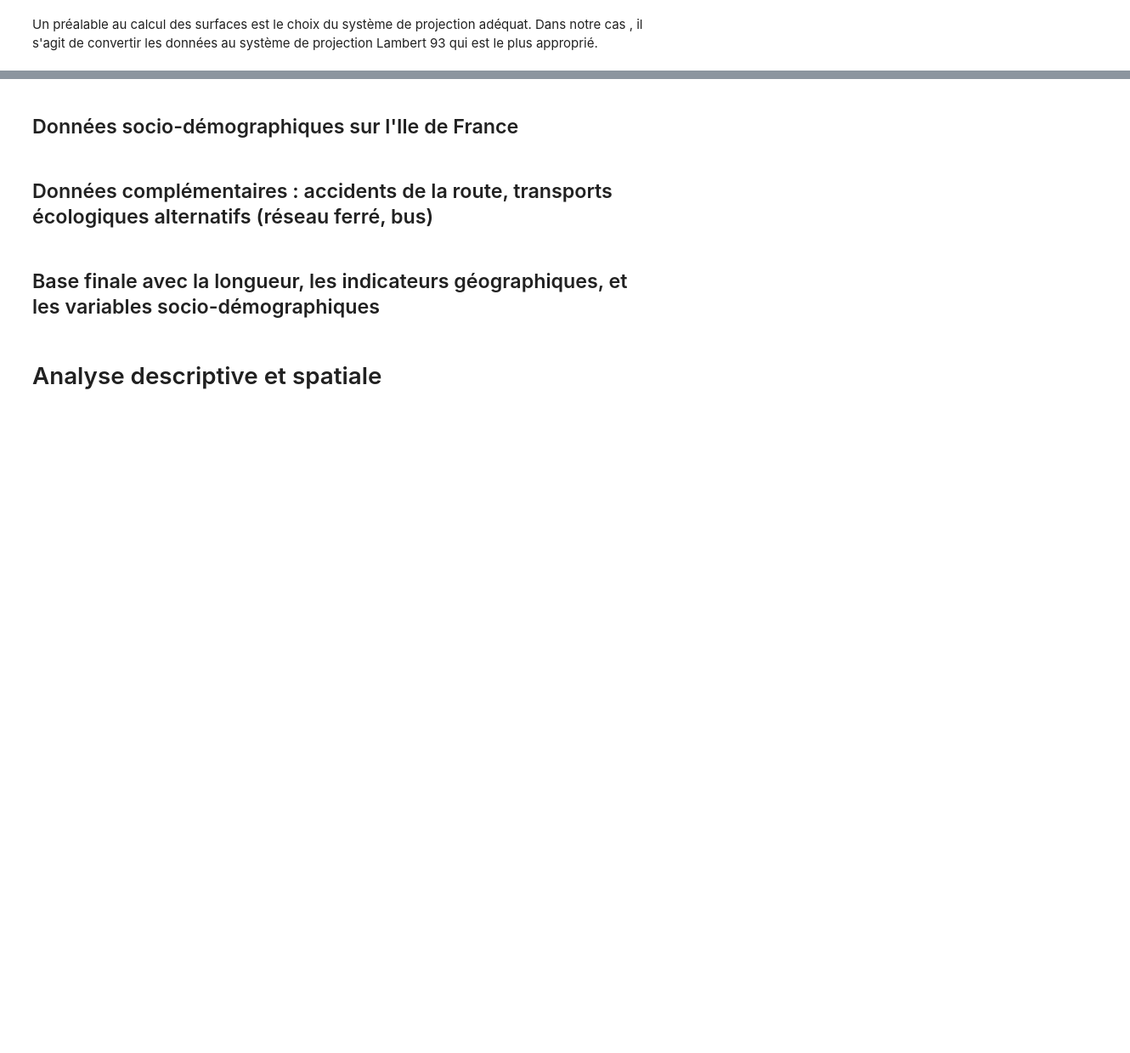
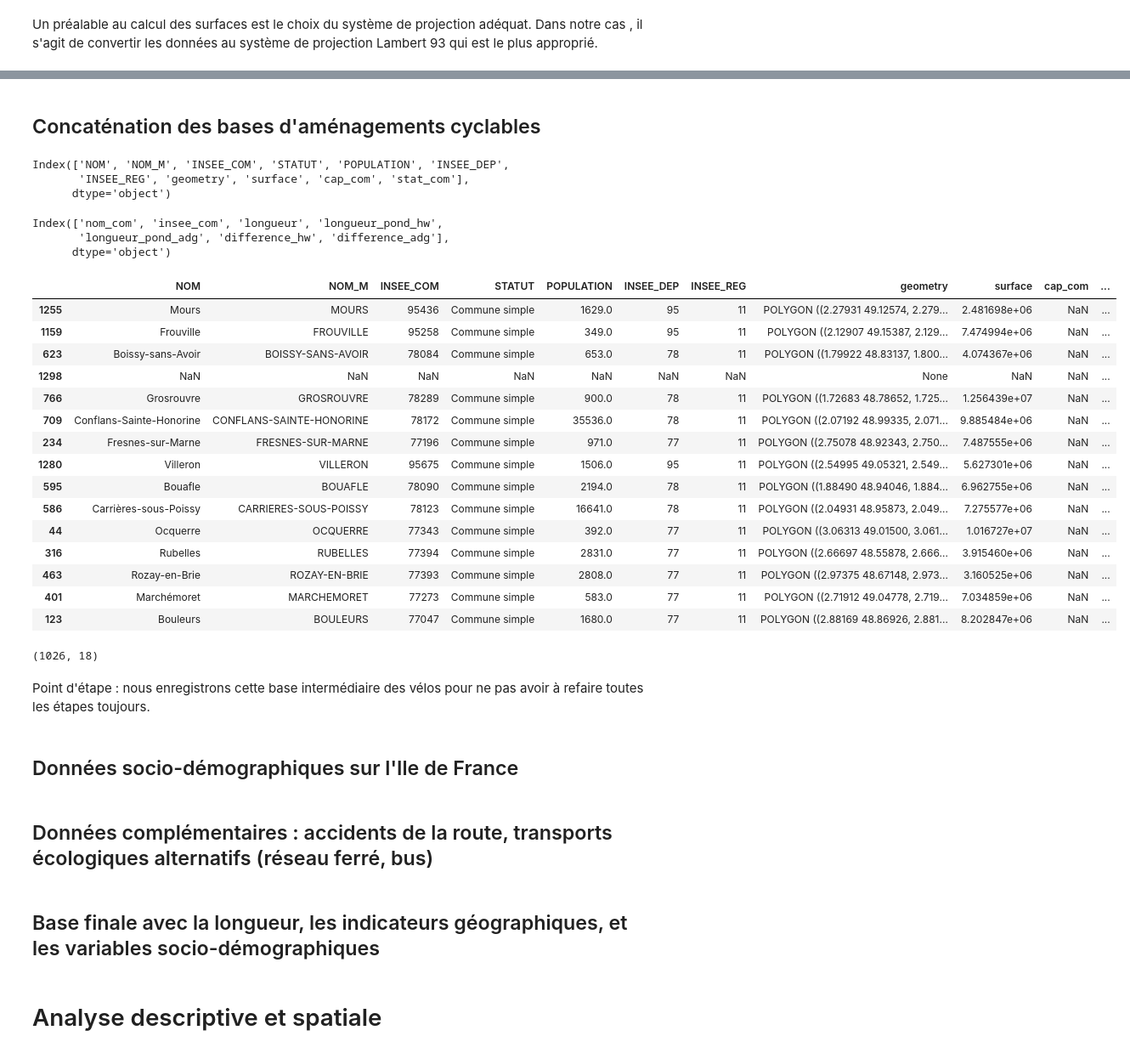
Before and after one commit to christellenguenang/Projet_Catherine_Christelle, a Jupyter notebook: 1_traitement_analyse.ipynb, the cells around one changed output, grey strips where cells are left out. Shown at 85% size. Cells and saved outputs as stored; diff of their text form; code cells hidden in the pictures; blank space fills up the shorter version.

Commit message:
creation df_velo

```diff
--- a/1_traitement_analyse.ipynb
+++ b/1_traitement_analyse.ipynb
@@ -330,0 +376,15 @@ communes.rename(columns={'INSEE_COG': 'insee_com'}, inplace=True)
+# %%
+# Étape 2 : Créer les variables cap_com et stat_com
+df_aggregated = gdf_velib_with_communes.groupby('INSEE_COM').agg(
+    cap_com=('capacity', 'sum'),
+    stat_com=('index_right', 'count')
+).reset_index()
+# %%
+# Étape 3 : Merge avec le GeoDataFrame des communes
+df_velib = pd.merge(communes, df_aggregated, how='left', on='INSEE_COM')
+# %%
+# Liste des colonnes à supprimer
+colonnes_a_supprimer = ['ID', 'id','INSEE_CAN', 'INSEE_ARR', 'SIREN_EPCI', 'source', 'insee_com']
+
+# Supprimer les colonnes
+df_velib = df_velib.drop(colonnes_a_supprimer, axis=1)
@@ -330,0 +400,39 @@ communes.rename(columns={'INSEE_COG': 'insee_com'}, inplace=True)
+# %% [markdown]
+## Concaténation des bases d'aménagements cyclables
+# %%
+print(df_velib.columns)
+# %% [output]
+Index(['NOM', 'NOM_M', 'INSEE_COM', 'STATUT', 'POPULATION', 'INSEE_DEP',
+       'INSEE_REG', 'geometry', 'surface', 'cap_com', 'stat_com'],
+      dtype='object')
+# %%
+print(df_amenagements.columns)
+# %% [output]
+Index(['nom_com', 'insee_com', 'longueur', 'longueur_pond_hw',
+       'longueur_pond_adg', 'difference_hw', 'difference_adg'],
+      dtype='object')
+# %%
+# Colonnes à utiliser pour la fusion
+colonnes_fusion = ['NOM', 'INSEE_COM']
+
+# Fusion des DataFrames
+df_velo = pd.merge(df_velib, df_amenagements, left_on=colonnes_fusion, right_on=['nom_com', 'insee_com'], how='outer')
+# %%
+df_velo.sample(15)
+# %% [output]
+|  | NOM | NOM_M | INSEE_COM | STATUT | POPULATION | INSEE_DEP | INSEE_REG | geometry | surface | cap_com | ... |
+| 1255 | Mours | MOURS | 95436 | Commune simple | 1629.0 | 95 | 11 | POLYGON ((2.27931 49.12574, 2.279... | 2.481698e+06 | NaN | ... |
+| 1159 | Frouville | FROUVILLE | 95258 | Commune simple | 349.0 | 95 | 11 | POLYGON ((2.12907 49.15387, 2.129... | 7.474994e+06 | NaN | ... |
+| 623 | Boissy-sans-Avoir | BOISSY-SANS-AVOIR | 78084 | Commune simple | 653.0 | 78 | 11 | POLYGON ((1.79922 48.83137, 1.800... | 4.074367e+06 | NaN | ... |
+| 1298 | NaN | NaN | NaN | NaN | NaN | NaN | NaN | None | NaN | NaN | ... |
+| 766 | Grosrouvre | GROSROUVRE | 78289 | Commune simple | 900.0 | 78 | 11 | POLYGON ((1.72683 48.78652, 1.725... | 1.256439e+07 | NaN | ... |
+| 709 | Conflans-Sainte-Honorine | CONFLANS-SAINTE-HONORINE | 78172 | Commune simple | 35536.0 | 78 | 11 | POLYGON ((2.07192 48.99335, 2.071... | 9.885484e+06 | NaN | ... |
+| 234 | Fresnes-sur-Marne | FRESNES-SUR-MARNE | 77196 | Commune simple | 971.0 | 77 | 11 | POLYGON ((2.75078 48.92343, 2.750... | 7.487555e+06 | NaN | ... |
+| 1280 | Villeron | VILLERON | 95675 | Commune simple | 1506.0 | 95 | 11 | POLYGON ((2.54995 49.05321, 2.549... | 5.627301e+06 | NaN | ... |
+| 595 | Bouafle | BOUAFLE | 78090 | Commune simple | 2194.0 | 78 | 11 | POLYGON ((1.88490 48.94046, 1.884... | 6.962755e+06 | NaN | ... |
+| 586 | Carrières-sous-Poissy | CARRIERES-SOUS-POISSY | 78123 | Commune simple | 16641.0 | 78 | 11 | POLYGON ((2.04931 48.95873, 2.049... | 7.275577e+06 | NaN | ... |
+| 44 | Ocquerre | OCQUERRE | 77343 | Commune simple | 392.0 | 77 | 11 | POLYGON ((3.06313 49.01500, 3.061... | 1.016727e+07 | NaN | ... |
+| 316 | Rubelles | RUBELLES | 77394 | Commune simple | 2831.0 | 77 | 11 | POLYGON ((2.66697 48.55878, 2.666... | 3.915460e+06 | NaN | ... |
+| 463 | Rozay-en-Brie | ROZAY-EN-BRIE | 77393 | Commune simple | 2808.0 | 77 | 11 | POLYGON ((2.97375 48.67148, 2.973... | 3.160525e+06 | NaN | ... |
+| 401 | Marchémoret | MARCHEMORET | 77273 | Commune simple | 583.0 | 77 | 11 | POLYGON ((2.71912 49.04778, 2.719... | 7.034859e+06 | NaN | ... |
+| 123 | Bouleurs | BOULEURS | 77047 | Commune simple | 1680.0 | 77 | 11 | POLYGON ((2.88169 48.86926, 2.881... | 8.202847e+06 | NaN | ... |
@@ -330,0 +447,6 @@ communes.rename(columns={'INSEE_COG': 'insee_com'}, inplace=True)
+# %%
+print(df_velo.shape)
+# %% [output]
+(1026, 18)
+# %% [markdown]
+Point d'étape : nous enregistrons cette base intermédiaire des vélos pour ne pas avoir à refaire toutes les étapes toujours.
```
Also changed, not shown: parts of 20 cells of this notebook, 1 other file.
